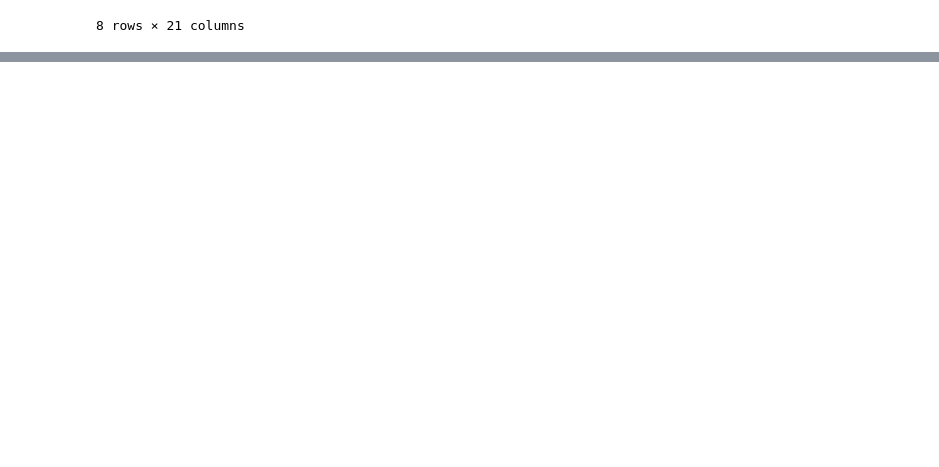
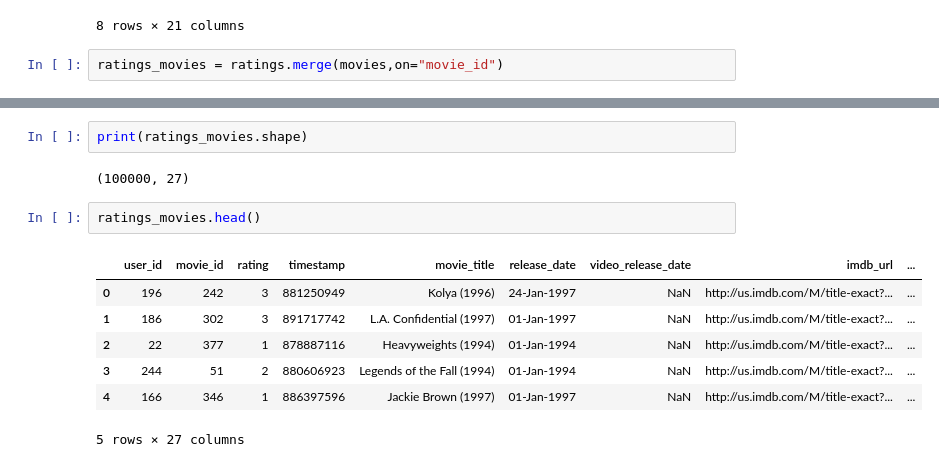
Before and after one commit to kaflebiplob/Movie_Recommendation_System, a Jupyter notebook: notebook/train_my_data.ipynb, the cells around one changed output, grey strips where cells are left out. Drawn from its saved outputs; the diff is of its cells as text; blank space fills up the shorter version.

Commit message:
feat: (notebook) finding the most rated movies

```diff
--- a/notebook/train_my_data.ipynb
+++ b/notebook/train_my_data.ipynb
@@ -172,3 +172,5 @@ movies.describe()
 | 75% | 1261.750000 | NaN | 0.000000 | 0.000000 | 0.000000 | 0.000000 | 0.000000 | 1.000000 | 0.000000 | ... |
 | max | 1682.000000 | NaN | 1.000000 | 1.000000 | 1.000000 | 1.000000 | 1.000000 | 1.000000 | 1.000000 | ... |
 8 rows × 21 columns
+# %%
+ratings_movies = ratings.merge(movies,on="movie_id")
@@ -174,0 +187,14 @@ movies.describe()
+# %%
+print(ratings_movies.shape)
+# %% [output]
+(100000, 27)
+# %%
+ratings_movies.head()
+# %% [output]
+|  | user_id | movie_id | rating | timestamp | movie_title | release_date | video_release_date | imdb_url | ... |
+| 0 | 196 | 242 | 3 | 881250949 | Kolya (1996) | 24-Jan-1997 | NaN | http://us.imdb.com/M/title-exact?... | ... |
+| 1 | 186 | 302 | 3 | 891717742 | L.A. Confidential (1997) | 01-Jan-1997 | NaN | http://us.imdb.com/M/title-exact?... | ... |
+| 2 | 22 | 377 | 1 | 878887116 | Heavyweights (1994) | 01-Jan-1994 | NaN | http://us.imdb.com/M/title-exact?... | ... |
+| 3 | 244 | 51 | 2 | 880606923 | Legends of the Fall (1994) | 01-Jan-1994 | NaN | http://us.imdb.com/M/title-exact?... | ... |
+| 4 | 166 | 346 | 1 | 886397596 | Jackie Brown (1997) | 01-Jan-1997 | NaN | http://us.imdb.com/M/title-exact?... | ... |
+5 rows × 27 columns
```
Also changed, not shown: parts of 6 cells of this notebook.
